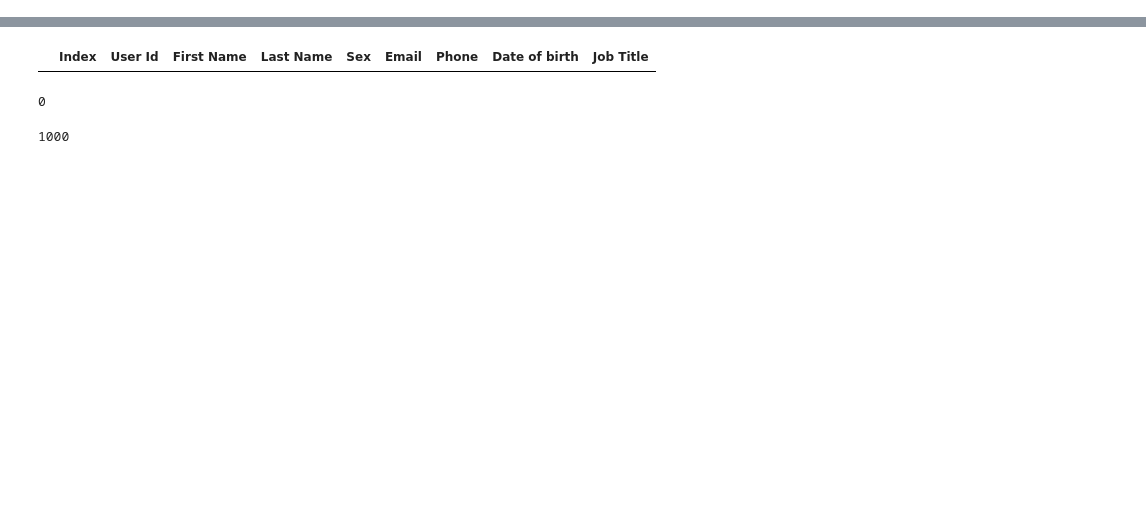
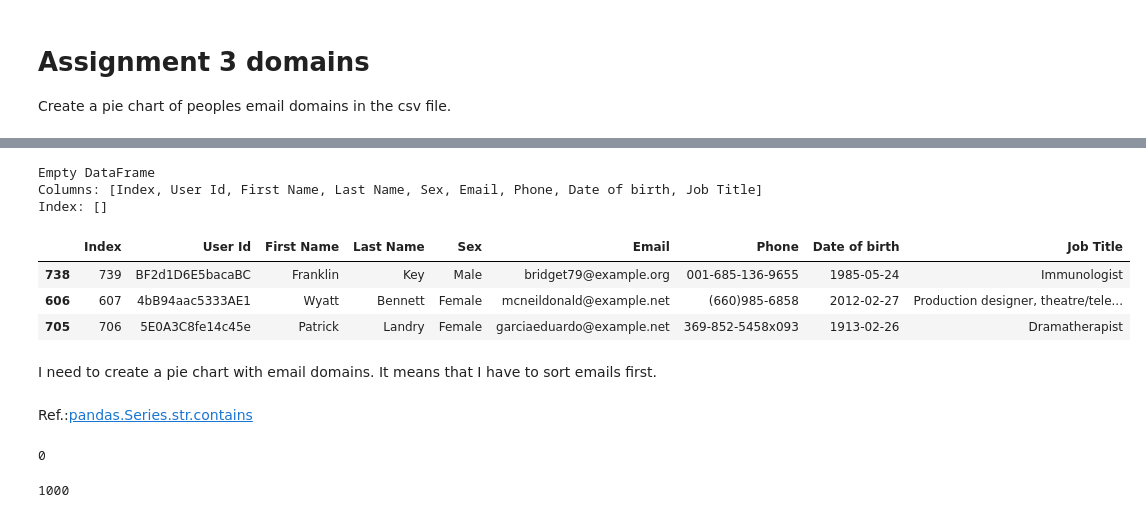
Before and after one commit to Kate-217/pogramming_for_data_analytics, a Jupyter notebook: assignments/assignment_3_pie.ipynb, the cells around one changed output, grey strips where cells are left out. Saved outputs shown, nothing was run; the diff lists cells and outputs as text; code cells hidden in the pictures; blank space fills up the shorter version.

```diff
--- a/assignments/assignment_3_pie.ipynb
+++ b/assignments/assignment_3_pie.ipynb
@@ -3,3 +1,7 @@
+# %% [markdown]
+# Assignment 3 domains
+
+Create a pie chart of peoples email domains in the csv file.
 # %%
 import pandas as pd
 import matplotlib.pyplot as plt
@@ -29,6 +31,13 @@ dtypes: int64(1), object(8)
 memory usage: 70.4+ KB
 # %%
 duplicates = data[data['Email'].duplicated()]
-duplicates
+print(duplicates)
+data.sample(3)
 # %% [output]
+Empty DataFrame
+Columns: [Index, User Id, First Name, Last Name, Sex, Email, Phone, Date of birth, Job Title]
+Index: []
 |  | Index | User Id | First Name | Last Name | Sex | Email | Phone | Date of birth | Job Title |
+| 738 | 739 | BF2d1D6E5bacaBC | Franklin | Key | Male | bridget79@example.org | 001-685-136-9655 | 1985-05-24 | Immunologist |
+| 606 | 607 | 4bB94aac5333AE1 | Wyatt | Bennett | Female | mcneildonald@example.net | (660)985-6858 | 2012-02-27 | Production designer, theatre/tele... |
+| 705 | 706 | 5E0A3C8fe14c45e | Patrick | Landry | Female | garciaeduardo@example.net | 369-852-5458x093 | 1913-02-26 | Dramatherapist |
@@ -38 +44,5 @@ duplicates
+# %% [markdown]
+I need to create a pie chart with email domains. It means that I have to sort emails first.
+# %% [markdown]
+Ref.:[pandas.Series.str.contains](https://pandas.pydata.org/docs/reference/api/pandas.Series.str.contains.html)
 # %%
```
Also changed, not shown: parts of 6 cells of this notebook, 3 other files.
